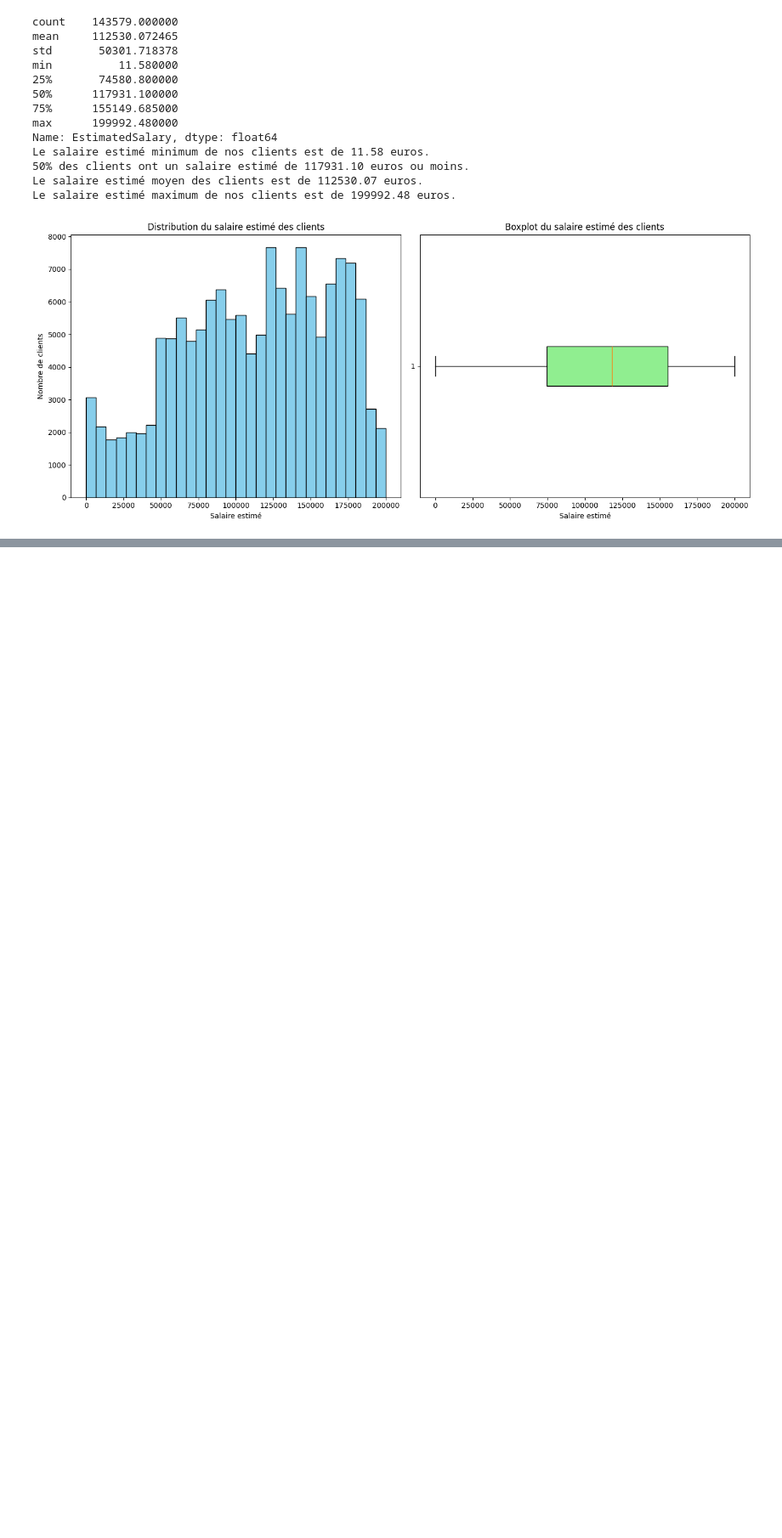
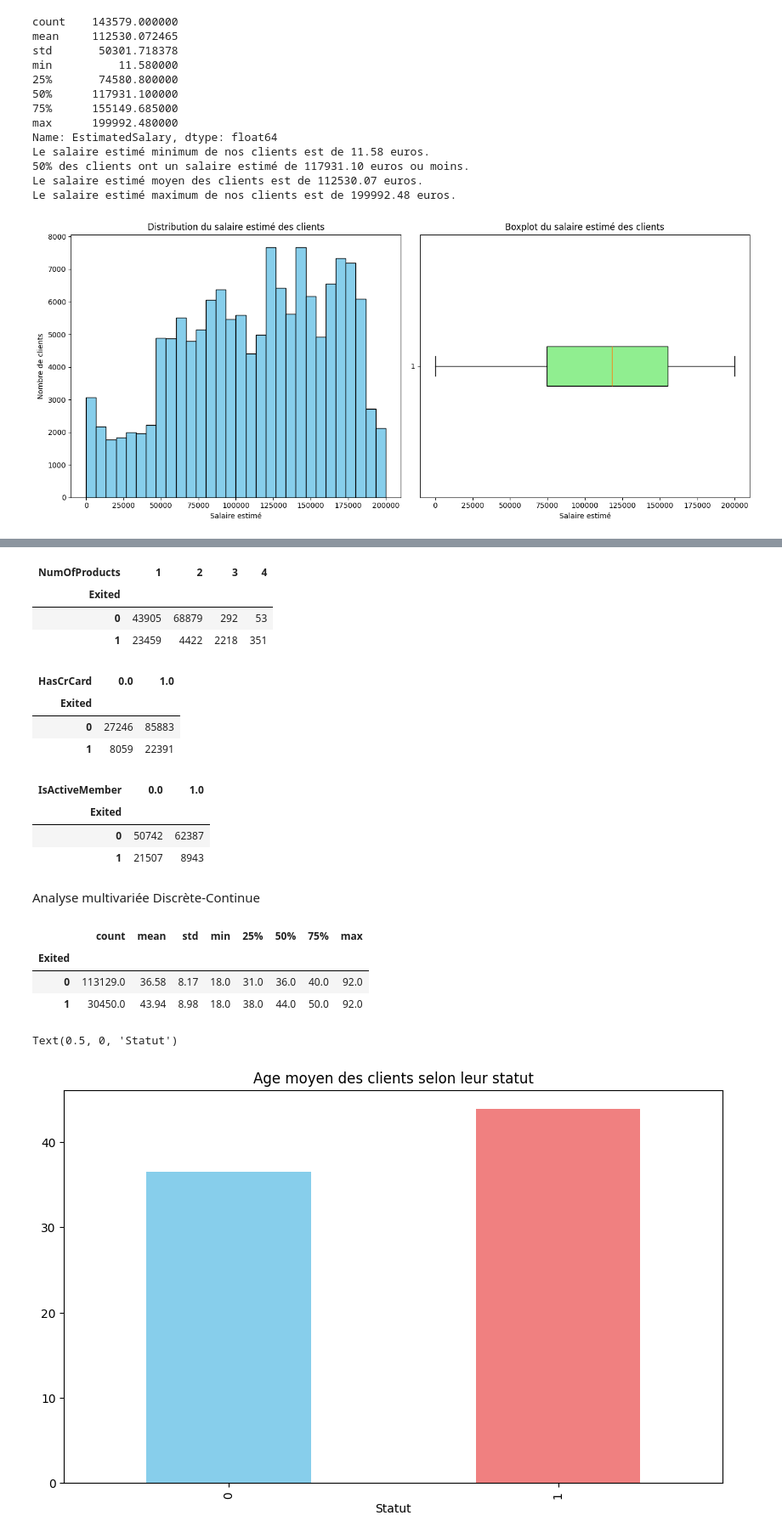
Before and after one commit to lathiam/projet-de-classification, a Jupyter notebook: Analyse.ipynb, the cells around one changed output, grey strips where cells are left out. Shown at 85% size. Drawn from its saved outputs; the diff is of its cells as text; code cells hidden in the pictures; blank space fills up the shorter version.

Commit message:
Ajout Les analyses Bivariées

```diff
--- a/Analyse.ipynb
+++ b/Analyse.ipynb
@@ -355,0 +396,42 @@ plt.show()
+# %%
+Cross_tab_Exiited_NumOfProducts = pd.crosstab(df['Exited'], df['NumOfProducts'])
+Cross_tab_Exiited_NumOfProducts
+# %% [output]
+| NumOfProducts | 1 | 2 | 3 | 4 |
+| Exited |  |  |  |  |
+| 0 | 43905 | 68879 | 292 | 53 |
+| 1 | 23459 | 4422 | 2218 | 351 |
+# %%
+Cross_tab_Exiited_HasCrCard = pd.crosstab(df['Exited'], df['HasCrCard'])
+Cross_tab_Exiited_HasCrCard.head()
+Cross_tab_Exiited_HasCrCard
+# %% [output]
+| HasCrCard | 0.0 | 1.0 |
+| Exited |  |  |
+| 0 | 27246 | 85883 |
+| 1 | 8059 | 22391 |
+# %%
+Cross_tab_Exiited_IsActiveMember = pd.crosstab(df['Exited'], df['IsActiveMember'])
+Cross_tab_Exiited_IsActiveMember
+Cross_tab_Exiited_IsActiveMember
+# %% [output]
+| IsActiveMember | 0.0 | 1.0 |
+| Exited |  |  |
+| 0 | 50742 | 62387 |
+| 1 | 21507 | 8943 |
+# %% [markdown]
+Analyse multivariée Discrète-Continue
+# %%
+df.groupby("Exited")["Age"].describe().round(2)
+# %% [output]
+|  | count | mean | std | min | 25% | 50% | 75% | max |
+| Exited |  |  |  |  |  |  |  |  |
+| 0 | 113129.0 | 36.58 | 8.17 | 18.0 | 31.0 | 36.0 | 40.0 | 92.0 |
+| 1 | 30450.0 | 43.94 | 8.98 | 18.0 | 38.0 | 44.0 | 50.0 | 92.0 |
+# %%
+df.groupby("Exited")["Age"].mean().round(2).plot(kind='bar', figsize=(10, 6), color=['skyblue', 'lightcoral'])
+plt.title('Age moyen des clients selon leur statut')
+plt.xlabel('Statut')
+# %% [output]
+Text(0.5, 0, 'Statut')
+[figure, added]
```
Also changed, not shown: parts of 12 cells of this notebook.
